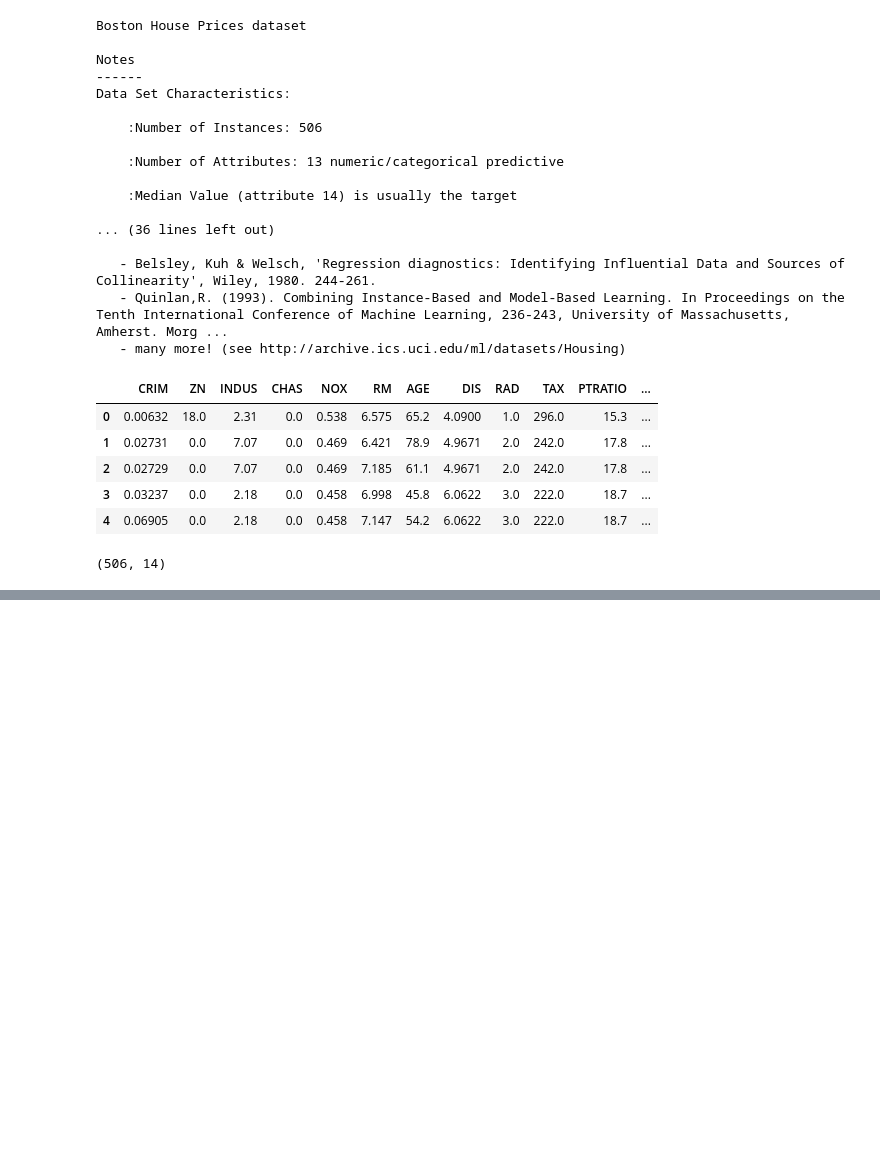
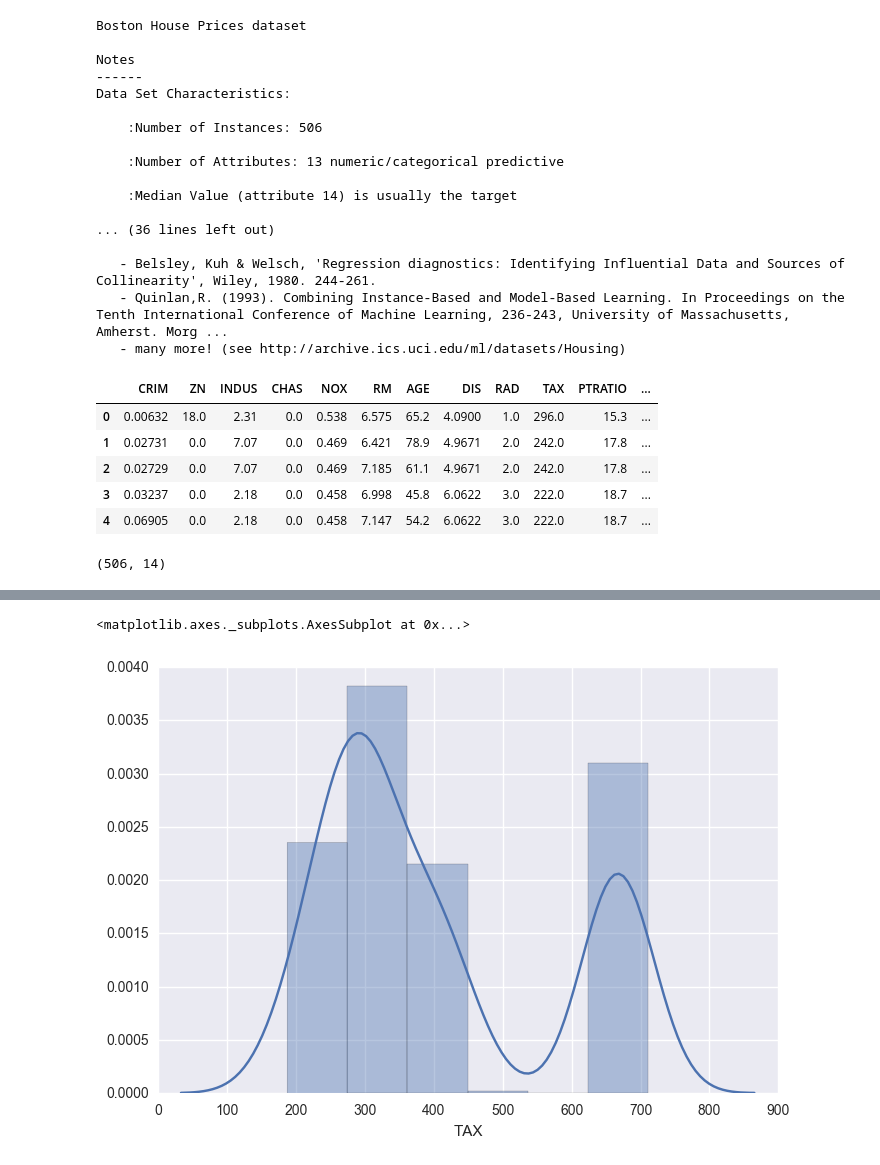
Before and after one commit to stelmod/intro_to_statistical_learning, a Jupyter notebook: ch2/ex10_boston.ipynb, the cells around one changed output, grey strips where cells are left out. Saved outputs shown, nothing was run; the diff lists cells and outputs as text; code cells hidden in the pictures; blank space fills up the shorter version.

```diff
--- a/ch2/ex10_boston.ipynb
+++ b/ch2/ex10_boston.ipynb
@@ -54,4 +54,9 @@ data.describe()
 | 50% | 0.256510 | 0.000000 | 9.690000 | 0.000000 | 0.538000 | 6.208500 | 77.500000 | 3.207450 | 5.000000 | 330.000000 | 19.050000 | ... |
 | 75% | 3.647423 | 12.500000 | 18.100000 | 0.000000 | 0.624000 | 6.623500 | 94.075000 | 5.188425 | 24.000000 | 666.000000 | 20.200000 | ... |
 | max | 88.976200 | 100.000000 | 27.740000 | 1.000000 | 0.871000 | 8.780000 | 100.000000 | 12.126500 | 24.000000 | 711.000000 | 22.000000 | ... |
+# %%
+sns.distplot(data['TAX'])
+# %% [output]
+<matplotlib.axes._subplots.AxesSubplot at 0x...>
+[figure, added]
 # %%
```
Also changed, not shown: parts of 2 cells of this notebook, 1 other file.
